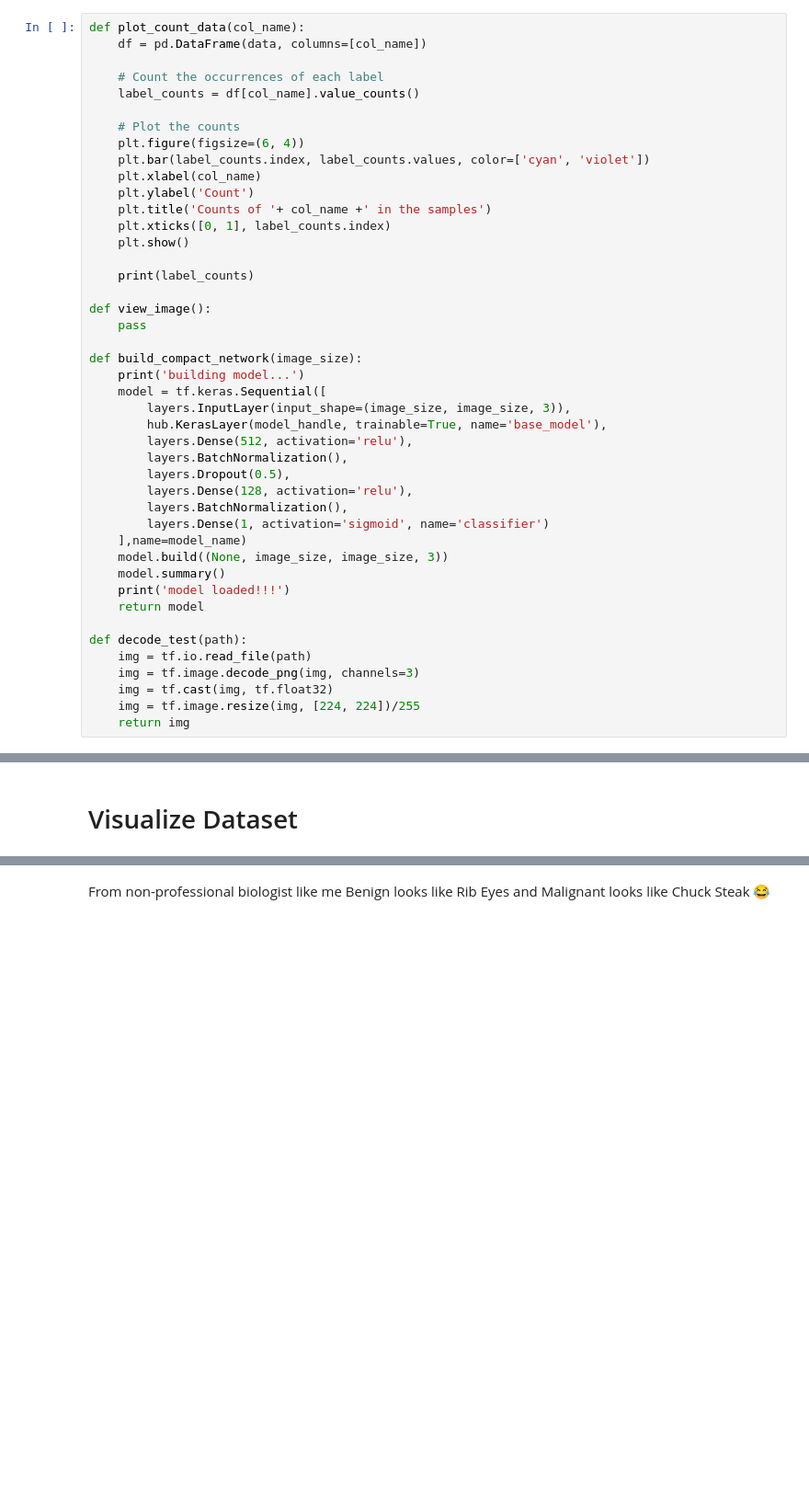
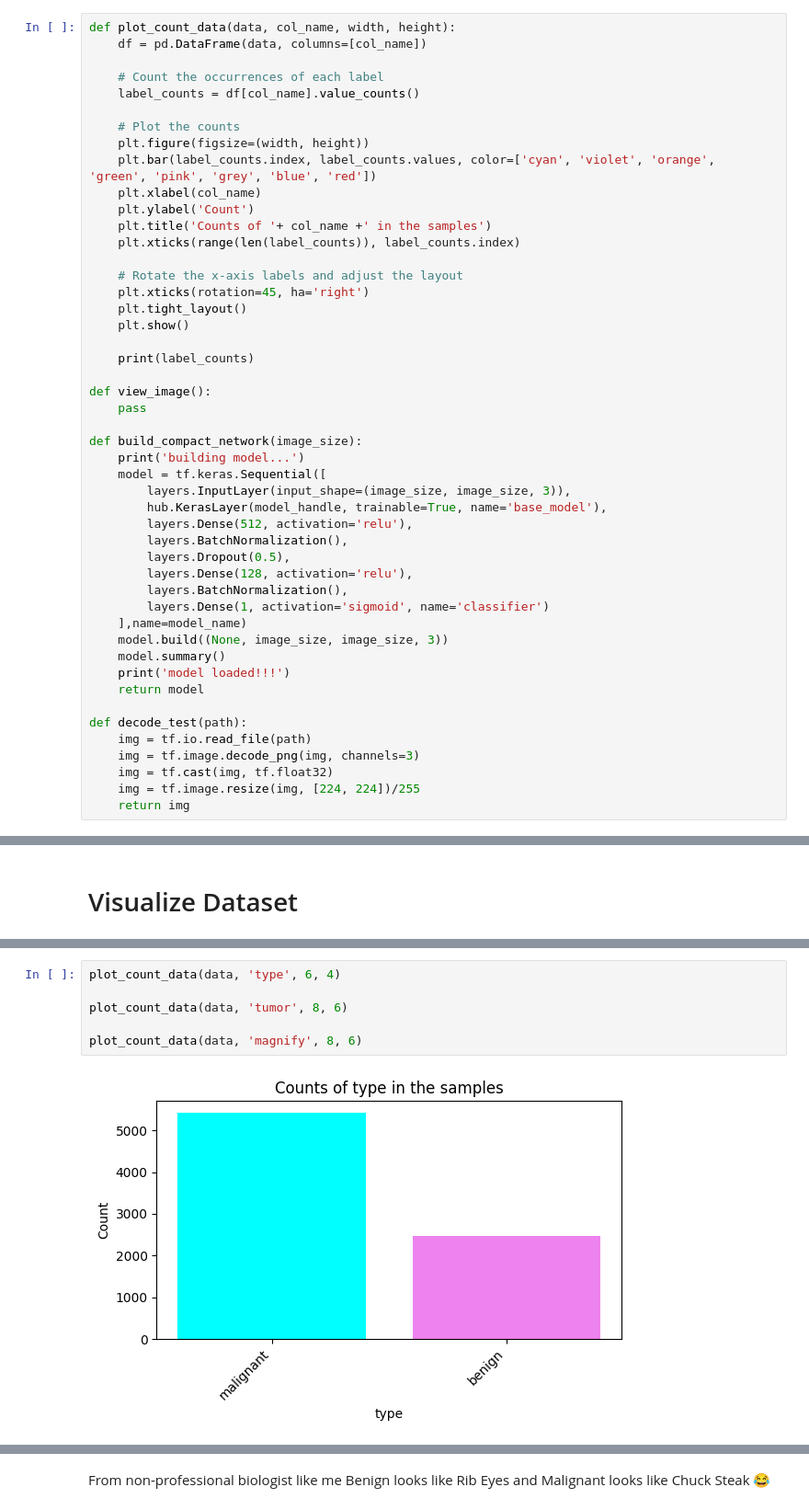
Before and after one commit to makonhakony/Multi-Stage-Classification-BreakHis, a Jupyter notebook: multi-stage-classification-breakhis.ipynb, the cells around one changed output, grey strips where cells are left out. Shown at 92% size. Cells and saved outputs as stored; diff of their text form; blank space fills up the shorter version.

```diff
--- a/multi-stage-classification-breakhis.ipynb
+++ b/multi-stage-classification-breakhis.ipynb
@@ -104,19 +104,23 @@ model_image_size_map = {
 # %% [markdown]
 Support function
 # %%
-def plot_count_data(col_name):
+def plot_count_data(data, col_name, width, height):
     df = pd.DataFrame(data, columns=[col_name])
 
     # Count the occurrences of each label
     label_counts = df[col_name].value_counts()
 
     # Plot the counts
-    plt.figure(figsize=(6, 4))
-    plt.bar(label_counts.index, label_counts.values, color=['cyan', 'violet'])
+    plt.figure(figsize=(width, height))
+    plt.bar(label_counts.index, label_counts.values, color=['cyan', 'violet', 'orange', 'green', 'pink', 'grey', 'blue', 'red'])
     plt.xlabel(col_name)
     plt.ylabel('Count')
     plt.title('Counts of '+ col_name +' in the samples')
-    plt.xticks([0, 1], label_counts.index)
+    plt.xticks(range(len(label_counts)), label_counts.index)
+
+    # Rotate the x-axis labels and adjust the layout
+    plt.xticks(rotation=45, ha='right')
+    plt.tight_layout()
     plt.show()
 
     print(label_counts)
@@ -213,0 +266,8 @@ Name: count, dtype: int64
+# %%
+plot_count_data(data, 'type', 6, 4)
+
+plot_count_data(data, 'tumor', 8, 6)
+
+plot_count_data(data, 'magnify', 8, 6)
+# %% [output]
+[figure, added]
```
Also changed, not shown: parts of 38 cells of this notebook.
